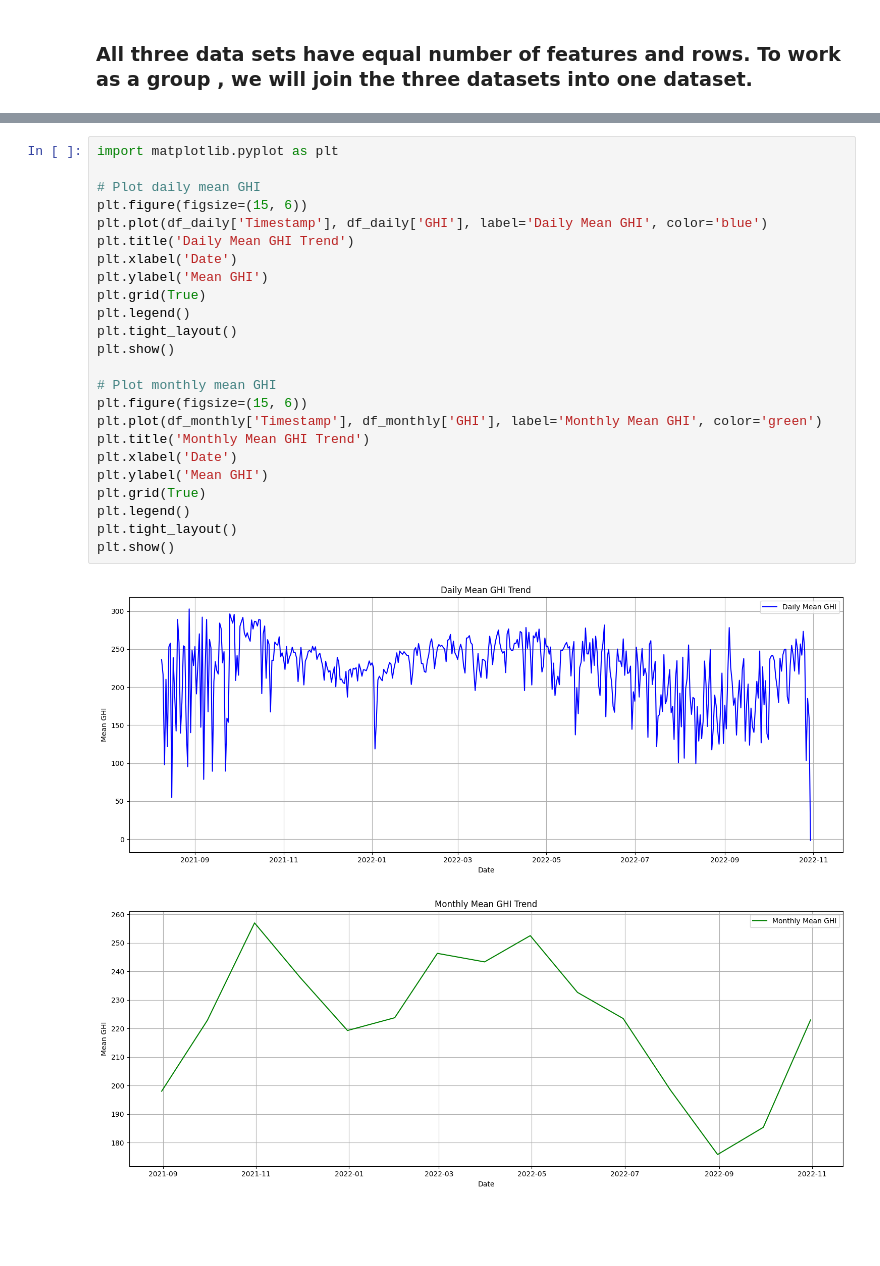
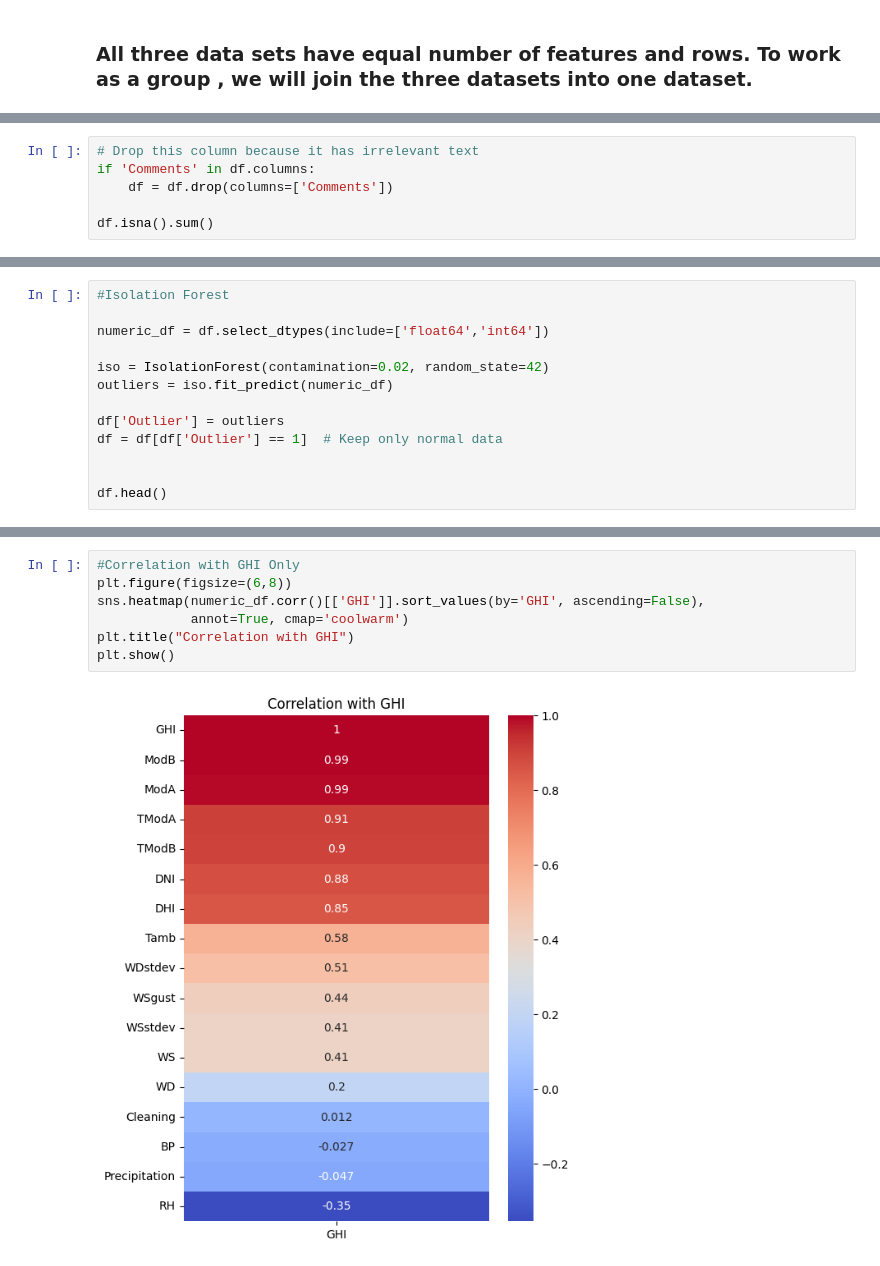
Before and after one commit to Eba-Fekadu/Machine_Learning_Capstone_Project_1, a Jupyter notebook: notebooks/EDA.ipynb, the cells around one changed output, grey strips where cells are left out. Saved outputs shown, nothing was run; the diff lists cells and outputs as text; blank space fills up the shorter version.

```diff
--- a/notebooks/EDA.ipynb
+++ b/notebooks/EDA.ipynb
@@ -178,0 +229,6 @@ Outlier detection using Isolation forest
+# %%
+# Drop this column because it has irrelevant text
+if 'Comments' in df.columns:
+    df = df.drop(columns=['Comments'])
+
+df.isna().sum()
@@ -178,0 +291,13 @@ Outlier detection using Isolation forest
+# %%
+#Isolation Forest
+
+numeric_df = df.select_dtypes(include=['float64','int64'])
+
+iso = IsolationForest(contamination=0.02, random_state=42)
+outliers = iso.fit_predict(numeric_df)
+
+df['Outlier'] = outliers
+df = df[df['Outlier'] == 1]  # Keep only normal data
+
+
+df.head()
@@ -207,27 +347,9 @@ Monthly mean GHI data:    Timestamp         GHI
 # %%
-import matplotlib.pyplot as plt
-
-# Plot daily mean GHI
-plt.figure(figsize=(15, 6))
-plt.plot(df_daily['Timestamp'], df_daily['GHI'], label='Daily Mean GHI', color='blue')
-plt.title('Daily Mean GHI Trend')
-plt.xlabel('Date')
-plt.ylabel('Mean GHI')
-plt.grid(True)
-plt.legend()
-plt.tight_layout()
+#Correlation with GHI Only
+plt.figure(figsize=(6,8))
+sns.heatmap(numeric_df.corr()[['GHI']].sort_values(by='GHI', ascending=False),
+            annot=True, cmap='coolwarm')
+plt.title("Correlation with GHI")
 plt.show()
-
-# Plot monthly mean GHI
-plt.figure(figsize=(15, 6))
-plt.plot(df_monthly['Timestamp'], df_monthly['GHI'], label='Monthly Mean GHI', color='green')
-plt.title('Monthly Mean GHI Trend')
-plt.xlabel('Date')
-plt.ylabel('Mean GHI')
-plt.grid(True)
-plt.legend()
-plt.tight_layout()
-plt.show()
 # %% [output]
-[figure, old version]
+[figure, new version]
-[figure, removed]
```
Also changed, not shown: parts of 31 cells of this notebook.
